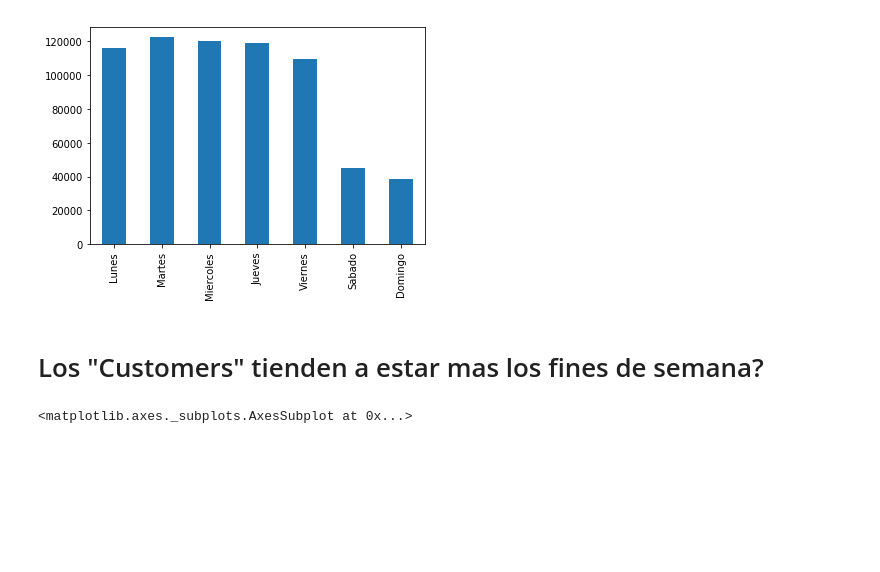
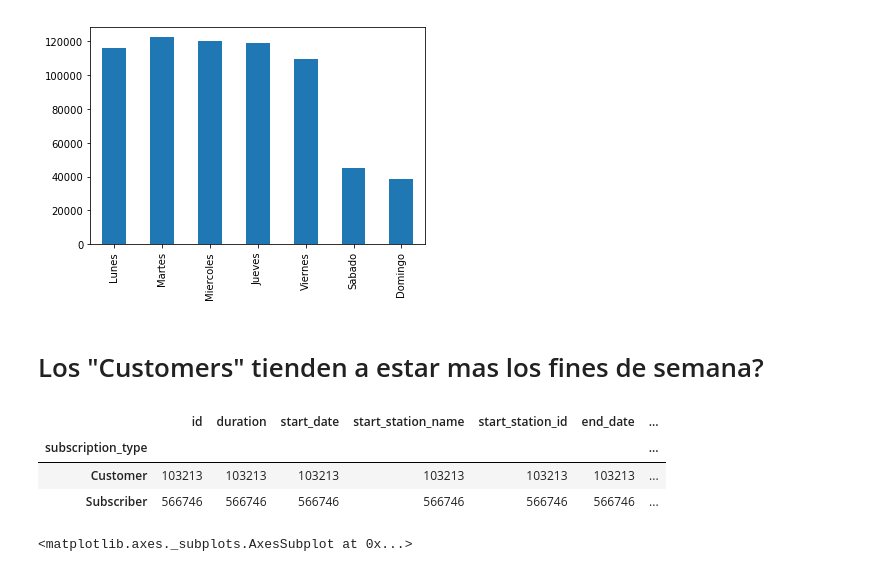
Before and after one commit to Azowyl/TP-Datos, a Jupyter notebook: TP.ipynb, the cells around one changed output. Cells and saved outputs as stored; diff of their text form; code cells hidden in the pictures; blank space fills up the shorter version.

```diff
--- a/TP.ipynb
+++ b/TP.ipynb
@@ -38,6 +121,14 @@ trips_by_day_count.plot('bar');
 [figure]
 # %% [markdown]
 # Los "Customers" tienden a estar mas los fines de semana?
+# %%
+suscriptors = trips.groupby('subscription_type').agg('count')
+suscriptors
+# %% [output]
+|  | id | duration | start_date | start_station_name | start_station_id | end_date | ... |
+| subscription_type |  |  |  |  |  |  | ... |
+| Customer | 103213 | 103213 | 103213 | 103213 | 103213 | 103213 | ... |
+| Subscriber | 566746 | 566746 | 566746 | 566746 | 566746 | 566746 | ... |
 # %%
 customers_trips_by_day = trips.loc[trips['subscription_type'] == 'Customer',['day']]['day'].value_counts().sort_index()
 customers_trips_by_day.index = ['Lunes','Martes','Miercoles','Jueves','Viernes','Sabado','Domingo']
```
Also changed, not shown: parts of 14 cells of this notebook.
